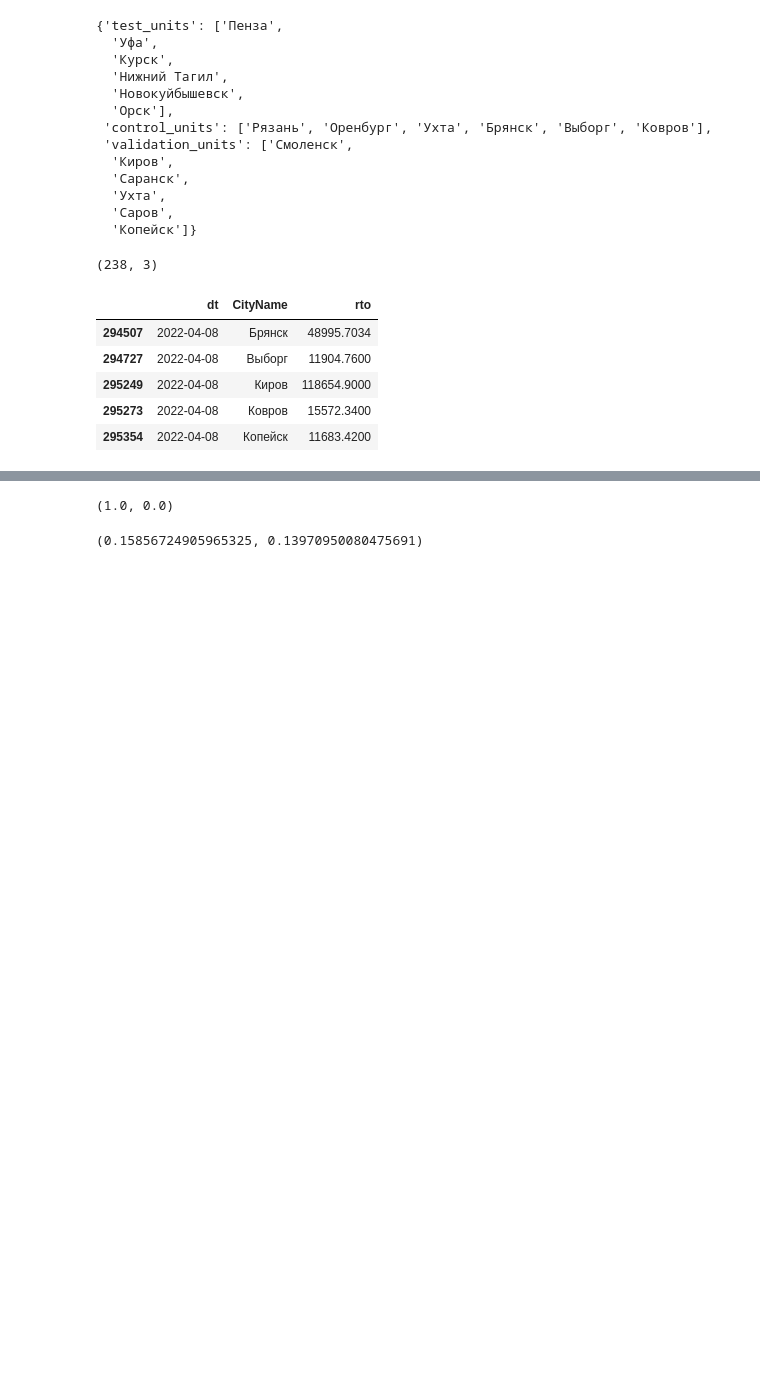
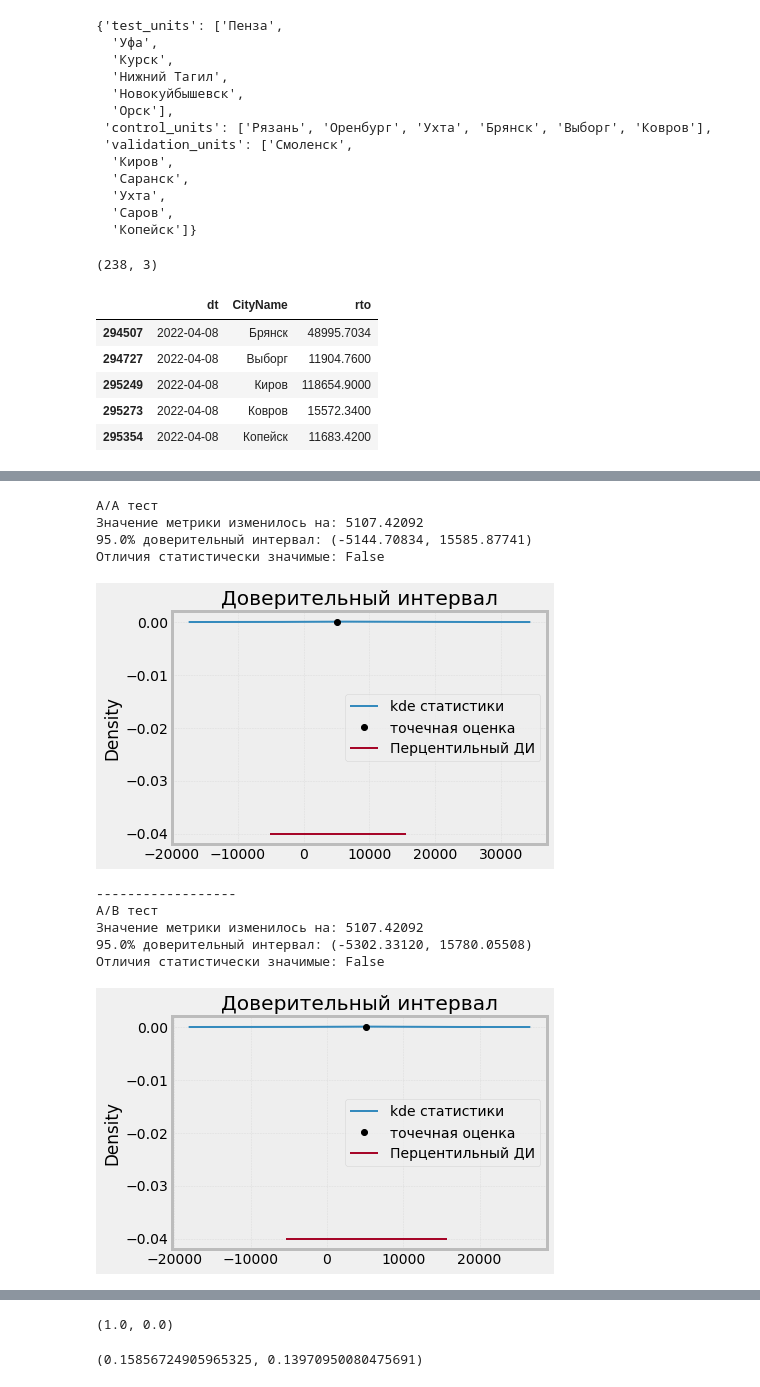
Before and after one commit to repinmihail/TestLab, a Jupyter notebook: development/dev-offline-units-exp.ipynb, the cells around one changed output, grey strips where cells are left out. Drawn from its saved outputs; the diff is of its cells as text; code cells hidden in the pictures; blank space fills up the shorter version.

Commit message:
Добавил визуализацию метрик после снижения дисперсии

```diff
--- a/development/dev-offline-units-exp.ipynb
+++ b/development/dev-offline-units-exp.ipynb
@@ -899,8 +882,7 @@ set(validation_cities["dt"].values)
 def plot_ci(difference, point_estimation, ci):
     sns.kdeplot(difference, label='kde статистики')
     plt.plot([point_estimation], [0], 'o', c='k', markersize=6, label='точечная оценка')
-    d = 0.02
-    plt.plot(ci, [-d*2, -d*2], label=f'Перцентильный ДИ')
+    #plt.plot(ci, [0.5, 0.5], label=f'Перцентильный ДИ')
     plt.grid(alpha=0.3)
     plt.title('Доверительный интервал')
     plt.legend()
@@ -919,7 +927,7 @@ def bootstrap(
 
     def _help_function(func: Callable, group: np.ndarray) -> Callable:
             return func(group)
-
+    global difference_aa
     difference_aa = []
     difference_ab = []
     for i in range(n_iter):
@@ -934,7 +942,7 @@ def bootstrap(
 
         difference_aa.append(test_metric - control_metric)
         difference_ab.append(test_metric_with_eff - control_metric)
-
+    global point_estimation_aa
     point_estimation_aa = (
         _help_function(metric_func, test_group) - _help_function(metric_func, control_group)
     )
@@ -943,13 +951,13 @@ def bootstrap(
         _help_function(metric_func, test_group + effect) - _help_function(metric_func, control_group)
     )
 
-    def get_percentile_ci(bootstrap_stats, point_est, alpha=alpha):
+    def get_percentile_ci(bootstrap_stats, alpha=alpha):
         """Строит перцентильный доверительный интервал."""
         left, right = np.quantile(bootstrap_stats, [alpha / 2, 1 - alpha / 2])
         return left, right
-
-    ci_aa = get_percentile_ci(difference_aa, point_estimation_aa, alpha)
-    ci_ab = get_percentile_ci(difference_ab, point_estimation_ab, alpha)
+    global ci_aa
+    ci_aa = get_percentile_ci(difference_aa)
+    ci_ab = get_percentile_ci(difference_ab)
 
     has_effect_aa = not (ci_aa[0] < 0 < ci_aa[1])
     has_effect_ab = not (ci_ab[0] < 0 < ci_ab[1])
@@ -961,6 +969,7 @@ def bootstrap(
             f'({ci_aa[0]:0.5f}, {ci_aa[1]:0.5f})'
         )
         print(f'Отличия статистически значимые: {has_effect_aa}')
+        plot_ci(difference_aa, point_estimation_aa, ci_aa)
         print("------------------")
         print("A/B тест")
         print(f'Значение метрики изменилось на: {point_estimation_ab:0.5f}')
@@ -969,14 +978,33 @@ def bootstrap(
             f'({ci_ab[0]:0.5f}, {ci_ab[1]:0.5f})'
         )
         print(f'Отличия статистически значимые: {has_effect_ab}')
+        plot_ci(difference_ab, point_estimation_ab, ci_ab)
     else:
         return has_effect_aa, has_effect_ab#, ci_aa, ci_ab
-
-    #plot_ci(difference_aa, point_estimation_aa, ci_aa)
-    #plot_ci(difference_ab, point_estimation_ab, ci_ab)
 # %%
 values_control = np.array(validation_cities[validation_cities["CityName"].isin(all_groups["control_units"])]['rto'])
 values_test = np.array(validation_cities[validation_cities["CityName"].isin(all_groups["test_units"])]['rto'])
+# %%
+bootstrap(
+    values_control,
+    values_test,
+    np.mean,
+    84,
+    0,
+    verbose=True
+)
+# %% [output]
+A/A тест
+Значение метрики изменилось на: 5107.42092
+95.0% доверительный интервал: (-5144.70834, 15585.87741)
+Отличия статистически значимые: False
+[figure, added]
+------------------
+A/B тест
+Значение метрики изменилось на: 5107.42092
+95.0% доверительный интервал: (-5302.33120, 15780.05508)
+Отличия статистически значимые: False
+[figure, added]
 # %%
 values_control = np.array(validation_cities[validation_cities["CityName"].isin(all_groups["control_units"])]['rto'])
 values_test = np.array(validation_cities[validation_cities["CityName"].isin(all_groups["test_units"])]['rto'])
```
Also changed, not shown: parts of 14 cells of this notebook.
